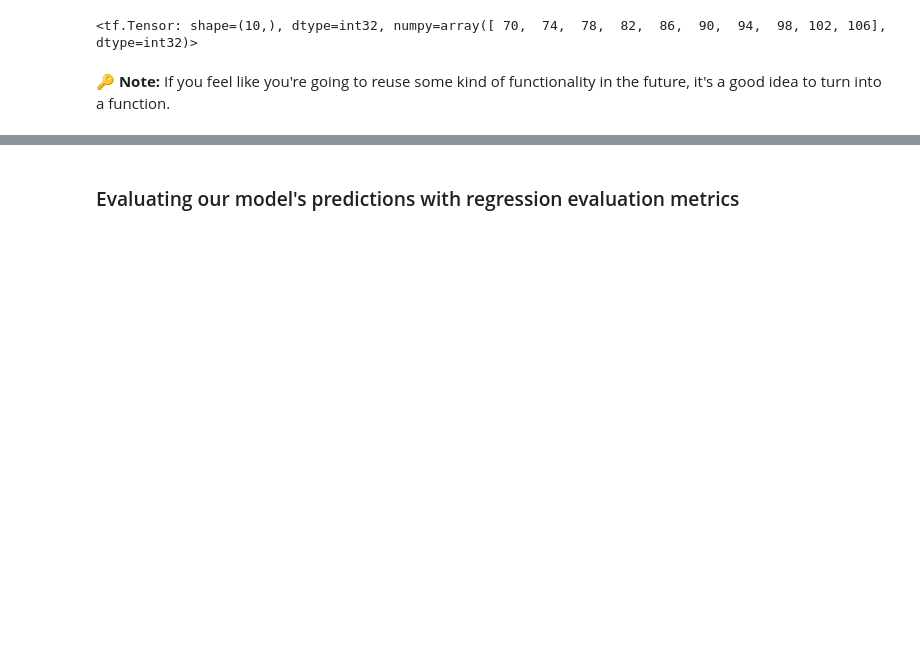
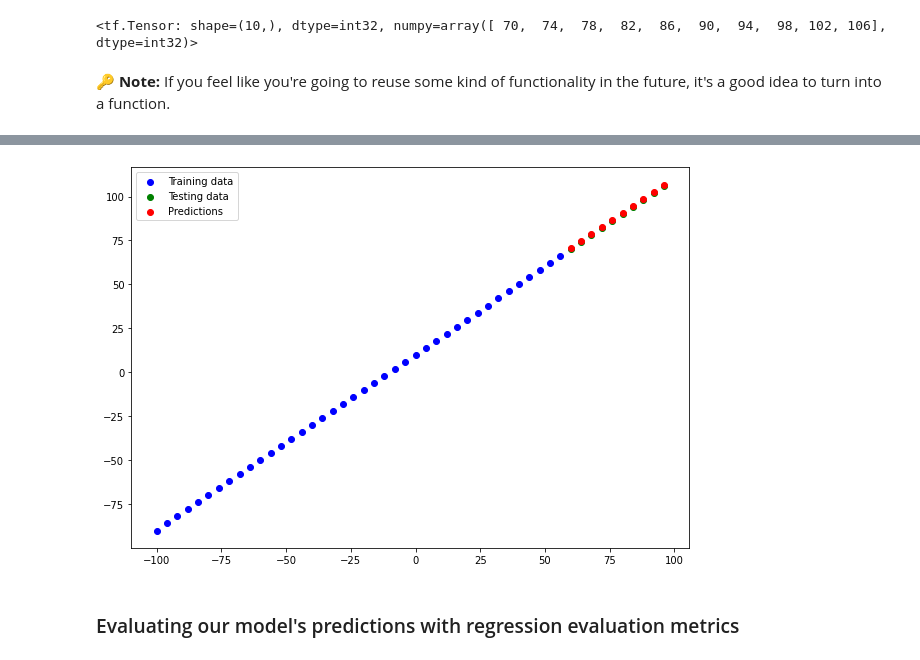
Before and after one commit to fabiodemo/Tensorflow-Developer-Certificate, a Jupyter notebook: Neural Network Regression/01_neural_network_regression.ipynb, the cells around one changed output, grey strips where cells are left out. Cells and saved outputs as stored; diff of their text form; code cells hidden in the pictures; blank space fills up the shorter version.

```diff
--- a/Neural Network Regression/01_neural_network_regression.ipynb
+++ b/Neural Network Regression/01_neural_network_regression.ipynb
@@ -643,0 +647,17 @@ plot_predictions()
+# %%
+# 1. Create a Model
+model = tf.keras.Sequential([
+    tf.keras.layers.Dense(10, input_shape=[1], name="input_layer"),
+    tf.keras.layers.Dense(1, name="output_layer"),
+# ], name="one of many models to build")
+])
+
+
+# 2. Compile a Model
+
+model.compile(loss=tf.keras.losses.mae,
+              optimizer=tf.keras.optimizers.Adam(lr=0.05),
+              metrics=["mae"])
+
+# 3. Train a model
+model.fit(X_train, y_train, epochs=100)
@@ -643,0 +684,4 @@ plot_predictions()
+# %%
+# Make some predictions
+y_pred = model.predict(X_test)
+y_pred
@@ -644,2 +700,6 @@ plot_predictions()
+# %%
+plot_predictions(X_train, y_train, X_test, y_test, y_pred)
+# %% [output]
+[figure, added]
 # %% [markdown]
 ### Evaluating our model's predictions with regression evaluation metrics
```
Also changed, not shown: parts of 19 cells of this notebook.
